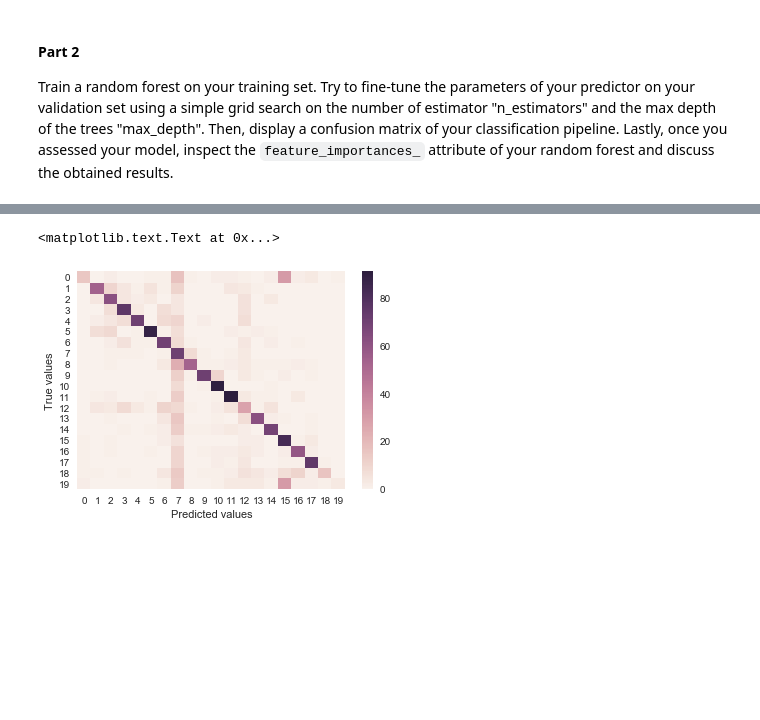
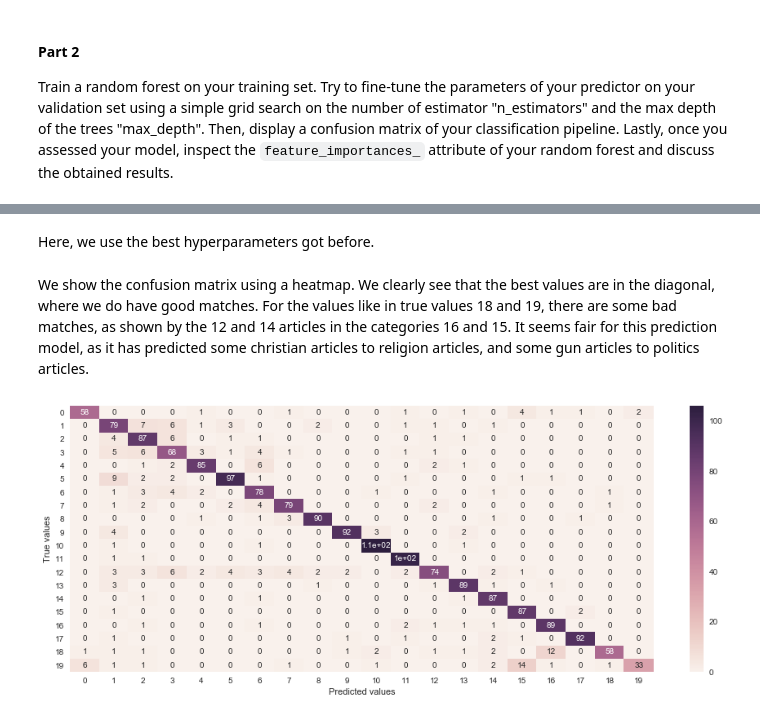
Before and after one commit to mj2905/ProjectMYP, a Jupyter notebook: HW4/Homework 4 Marc.ipynb, the cells around one changed output, grey strips where cells are left out. Saved outputs shown, nothing was run; the diff lists cells and outputs as text; code cells hidden in the pictures; blank space fills up the shorter version.

```diff
--- a/HW4/Homework 4 Marc.ipynb
+++ b/HW4/Homework 4 Marc.ipynb
@@ -402,4 +406,4 @@ from sklearn.datasets import fetch_20newsgroups
 from sklearn.feature_extraction.text import TfidfVectorizer
 import re
 # %%
-newsgroups_all = fetch_20newsgroups(subset='all', remove=('headers', 'footers', 'quotes'))
+newsgroups_all = fetch_20newsgroups(subset='all')#, remove=('headers', 'footers', 'quotes'))
@@ -493,14 +511,23 @@ print(1 - np.count_nonzero(prediction_diff)/len(prediction_diff))#, 'n_estimator
 # %%
 from sklearn.metrics import confusion_matrix
+# %% [markdown]
+Here, we use the best hyperparameters got before.
 # %%
-rf = RandomForestClassifier(n_estimators=227, max_depth=26)
+np.random.seed(0)
+rf = RandomForestClassifier(n_estimators=300, max_depth=112)
 rf.fit(train[0], train[1])
 prediction = rf.predict(test[0])
+# %% [markdown]
+We show the confusion matrix using a heatmap. We clearly see that the best values are in the diagonal, where we do have good matches. For the values like in true values 18 and 19, there are some bad matches, as shown by the 12 and 14 articles in the categories 16 and 15. It seems fair for this prediction model, as it has predicted some christian articles to religion articles, and some gun articles to politics articles.
 # %%
 confusion = pd.DataFrame(confusion_matrix(test[1], prediction))
-ax = sns.heatmap(confusion)
+
+fig, ax = plt.subplots()
+ax = sns.heatmap(confusion, annot=True)
+
+fig.set_size_inches(16, 6)
 plt.xlabel('Predicted values')
 plt.ylabel('True values')
+plt.show()
 # %% [output]
-<matplotlib.text.Text at 0x...>
-[figure, old version]
+[figure, new version]
```
Also changed, not shown: parts of 22 cells of this notebook.
